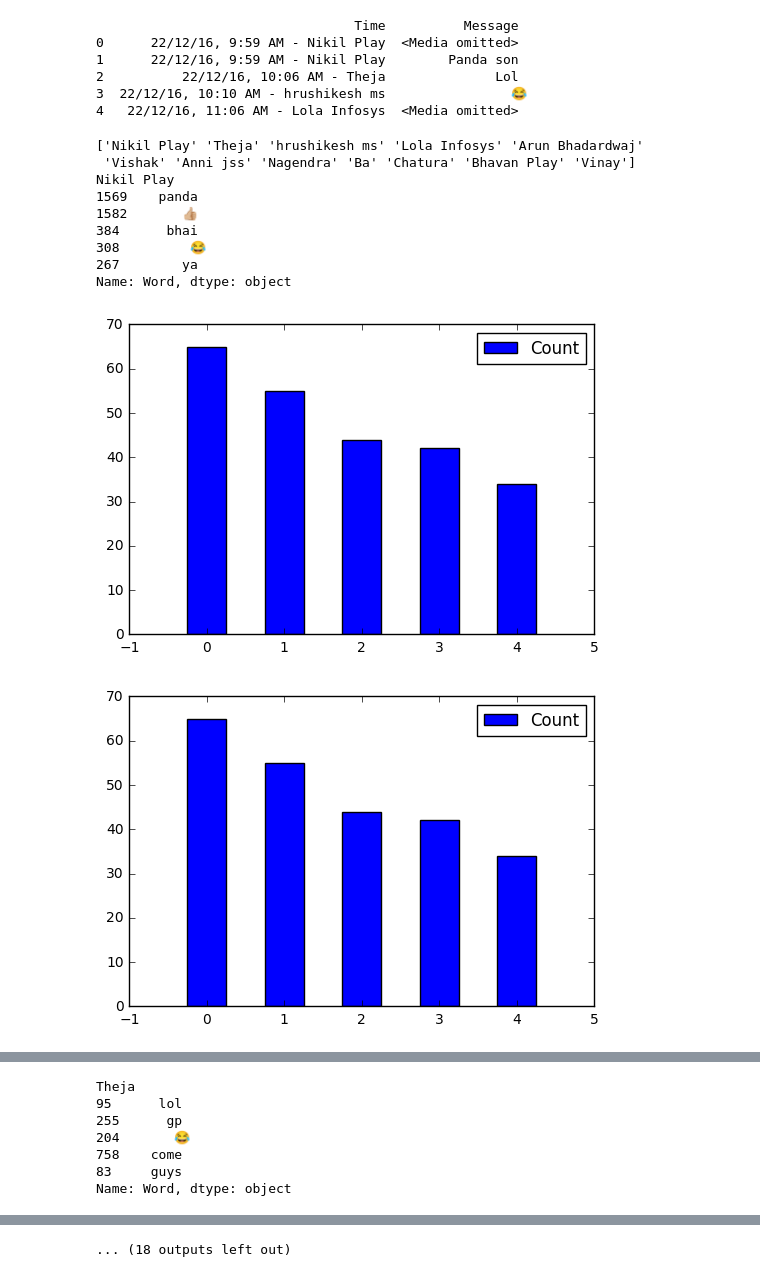
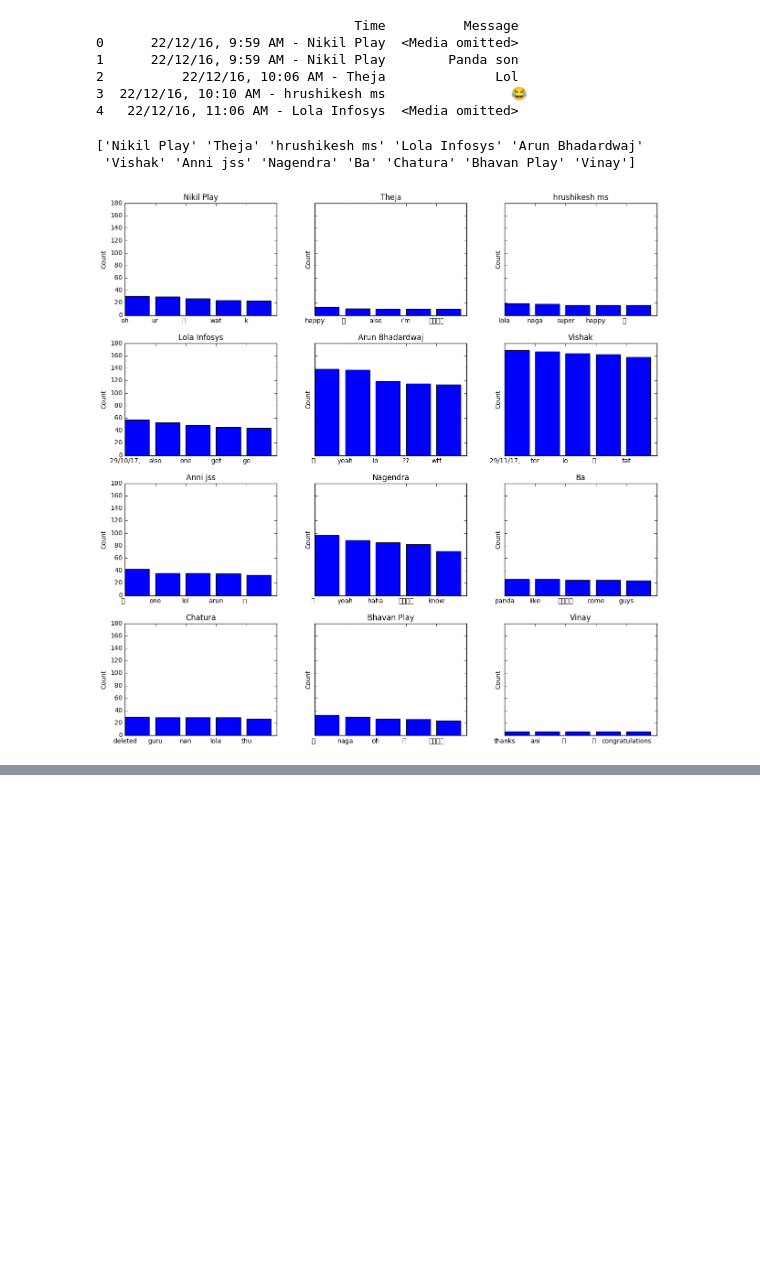
Before and after one commit to wise700/All-Machine-Learning, a Jupyter notebook: Projects/Watsapp Group Analysis/WatsappGroupChatNotebook.ipynb, the cells around one changed output, grey strips where cells are left out. Saved outputs shown, nothing was run; the diff lists cells and outputs as text; code cells hidden in the pictures; blank space fills up the shorter version.

```diff
--- a/Projects/Watsapp Group Analysis/WatsappGroupChatNotebook.ipynb
+++ b/Projects/Watsapp Group Analysis/WatsappGroupChatNotebook.ipynb
@@ -18,6 +18,7 @@ b'Skipping line 2029: expected 1 fields, saw 2\nSkipping line 4430: expected 1 f
 3  22/12/16, 10:10 AM - hrushikesh ms                😂
 4   22/12/16, 11:06 AM - Lola Infosys  <Media omitted>
 # %%
+# FInding the most frequently used words by each grop member
 import numpy as np
 from nltk.corpus import stopwords
 from nltk.tokenize import word_tokenize
@@ -29,50 +30,47 @@ MsgTable=MsgTable[MsgTable.Name.str.contains("changed" or "removed" or "added")=
 Names=MsgTable.Name.unique()[0:12]
 
 print(Names)
-plot_number=1
-#fig, ax = plt.subplots(figsize=(10,5), ncols=2, nrows=2)
+plot_number=0
+fig, axs = plt.subplots(figsize=(15,15), ncols=3, nrows=4,sharey=True)
+fig.subplots_adjust(hspace = .25, wspace=.25)
+axs = axs.ravel()
+
 for name in Names:
-    print(name)
+
     MsgTableTemp=MsgTable.loc[MsgTable['Name']==name]
     MsgList = MsgTableTemp['Message'].tolist()
 
 
     stop_words = set(stopwords.words('english'))
     WordList=' '.join(MsgTableTemp['Message']).lower().split()
     filtered_WordList = [w for w in WordList if not w in stop_words]
 
 
     from collections import Counter
     df = pd.DataFrame.from_dict(dict(Counter(filtered_WordList)), orient='index').reset_index()
     df.columns =['Word','Count']
-    DropWords = ['','pm','?','and','-','u','to','for','with','of','in','..','<omitted','image','<media','omitted>','it','none','i','is','will','the','you']
+    DropWords = ['','pm','r','n','ya','ok','?','and','-','u','to','for','with','of','in','..','<omitted','image','<media','omitted>','it','none','i','is','will','the','you']
     df['Word'].replace(DropWords, np.nan, inplace=True)
     df.dropna(subset=['Word'], inplace=True)
     df.sort(['Count'],ascending=False,inplace=True)
     #sns.distplot(df.head(),        kde = False, ax=ax[0][plot_number])
     df['Word'] = df['Word'].astype('str')
-    labels=df['Word'].head()
-    print(labels)
+    labels=df['Word'].iloc[5:10]
     dd = np.arange(len(labels))
-    df.head().plot(kind='bar',title=name)
-    plt.xticks(dd,labels)
-    plt.show()
-    ax[0][0].set_xlabel("Count")
+    axs[plot_number].bar(dd,df['Count'].iloc[5:10],label=name)
+    #df.iloc[0:10].plot(kind='bar',title=name)
+    #plt.xticks(dd,labels)
+    #plt.show()
+    axs[plot_number].set_ylabel("Count")
+    axs[plot_number].set_title(name)
+    axs[plot_number].set_xticklabels(labels,fontdict=None, minor=False)
     plot_number = plot_number + 1
-
+plt.show()
 
 
 # sns.set_style("whitegrid")
 # ax = sns.barplot(x="Word", y="Count", data=df.head())
 # %% [output]
 ['Nikil Play' 'Theja' 'hrushikesh ms' 'Lola Infosys' 'Arun Bhadardwaj'
  'Vishak' 'Anni jss' 'Nagendra' 'Ba' 'Chatura' 'Bhavan Play' 'Vinay']
-Nikil Play
-1569    panda
-1582       👍🏼
-384      bhai
-308         😂
-267        ya
-Name: Word, dtype: object
-[figure, old version]
+[figure, new version]
-[figure, removed]
@@ -84,7 +76,0 @@ Name: Word, dtype: object
-Theja
-95      lol
-255      gp
-204       😂
-758    come
-83     guys
-Name: Word, dtype: object
@@ -100 +76,0 @@ Name: Word, dtype: object
-... (18 outputs left out)
```
Also changed, not shown: parts of 1 cell of this notebook, 1 other file.
